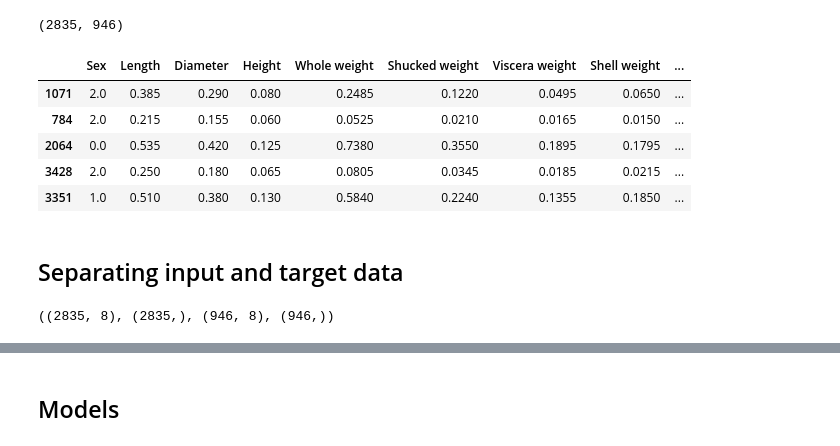
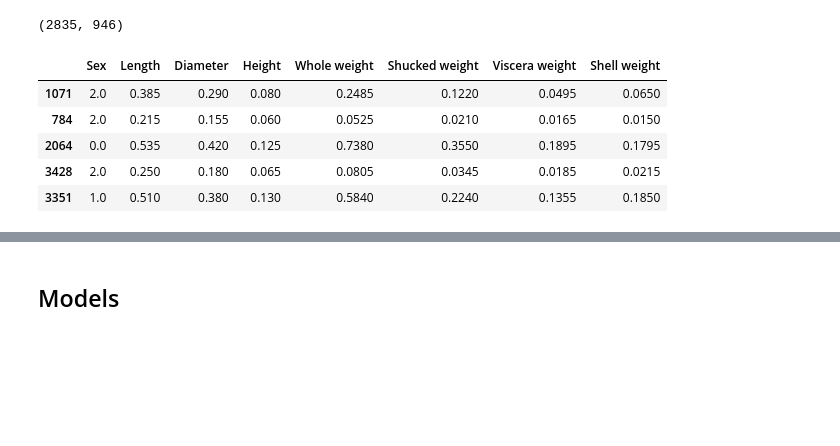
Before and after one commit to SovansunchhayKhoun/final-ml-project, a Jupyter notebook: main.ipynb, the cells around one changed output, grey strips where cells are left out. Drawn from its saved outputs; the diff is of its cells as text; code cells hidden in the pictures; blank space fills up the shorter version.

```diff
--- a/main.ipynb
+++ b/main.ipynb
@@ -260,0 +263,5 @@ plt.tight_layout()
+# %%
+X = df.drop(columns=target) # Features
+y = df[target] # Target value
+
+X[:5], y[:5]
@@ -261,32 +292,35 @@ plt.tight_layout()
+# %%
+from sklearn.preprocessing import StandardScaler
+std_scaler = StandardScaler()
+
+# scaled_data
+X_scaled = std_scaler.fit_transform(X)
+
+columns_header = df.drop(columns=[target]).columns
+
+X_scaled = pd.DataFrame(data=X_scaled, columns=columns_header)
+
+X_scaled[:5]
 # %% [markdown]
 ## Splitting data
 # %%
 from sklearn.model_selection import train_test_split
 # Splitting data
-train_data, test_data = train_test_split(df, random_state=42, test_size=0.25)
+X_train, X_test, y_train, y_test = train_test_split(X_scaled, y, random_state=42, test_size=0.25)
 
-# Change datatype to float32
-train_data, test_data = train_data.astype('float32'), test_data.astype('float32')
-len(train_data), len(test_data)
+X_train, y_train = X_train.astype('float32'), y_train.astype('float32')
+X_test, y_test = X_test.astype('float32'), y_test.astype('float32')
+
+
+len(X_train), len(X_test)
 # %% [output]
 (2835, 946)
 # %%
-train_data[:5]
+X_train[:5]
 # %% [output]
-|  | Sex | Length | Diameter | Height | Whole weight | Shucked weight | Viscera weight | Shell weight | ... |
-| 1071 | 2.0 | 0.385 | 0.290 | 0.080 | 0.2485 | 0.1220 | 0.0495 | 0.0650 | ... |
-| 784 | 2.0 | 0.215 | 0.155 | 0.060 | 0.0525 | 0.0210 | 0.0165 | 0.0150 | ... |
-| 2064 | 0.0 | 0.535 | 0.420 | 0.125 | 0.7380 | 0.3550 | 0.1895 | 0.1795 | ... |
-| 3428 | 2.0 | 0.250 | 0.180 | 0.065 | 0.0805 | 0.0345 | 0.0185 | 0.0215 | ... |
-| 3351 | 1.0 | 0.510 | 0.380 | 0.130 | 0.5840 | 0.2240 | 0.1355 | 0.1850 | ... |
+|  | Sex | Length | Diameter | Height | Whole weight | Shucked weight | Viscera weight | Shell weight |
+| 1071 | 2.0 | 0.385 | 0.290 | 0.080 | 0.2485 | 0.1220 | 0.0495 | 0.0650 |
+| 784 | 2.0 | 0.215 | 0.155 | 0.060 | 0.0525 | 0.0210 | 0.0165 | 0.0150 |
+| 2064 | 0.0 | 0.535 | 0.420 | 0.125 | 0.7380 | 0.3550 | 0.1895 | 0.1795 |
+| 3428 | 2.0 | 0.250 | 0.180 | 0.065 | 0.0805 | 0.0345 | 0.0185 | 0.0215 |
+| 3351 | 1.0 | 0.510 | 0.380 | 0.130 | 0.5840 | 0.2240 | 0.1355 | 0.1850 |
-# %% [markdown]
-## Separating input and target data
-# %%
-from helper_functions import separate_input_and_target
-
-train_input, train_label = separate_input_and_target(data=train_data, target='Age')
-test_input, test_label  = separate_input_and_target(data=test_data, target='Age')
-
-train_input.shape, train_label.shape, test_input.shape, test_label.shape
-# %% [output]
-((2835, 8), (2835,), (946, 8), (946,))
```
Also changed, not shown: parts of 19 cells of this notebook.
